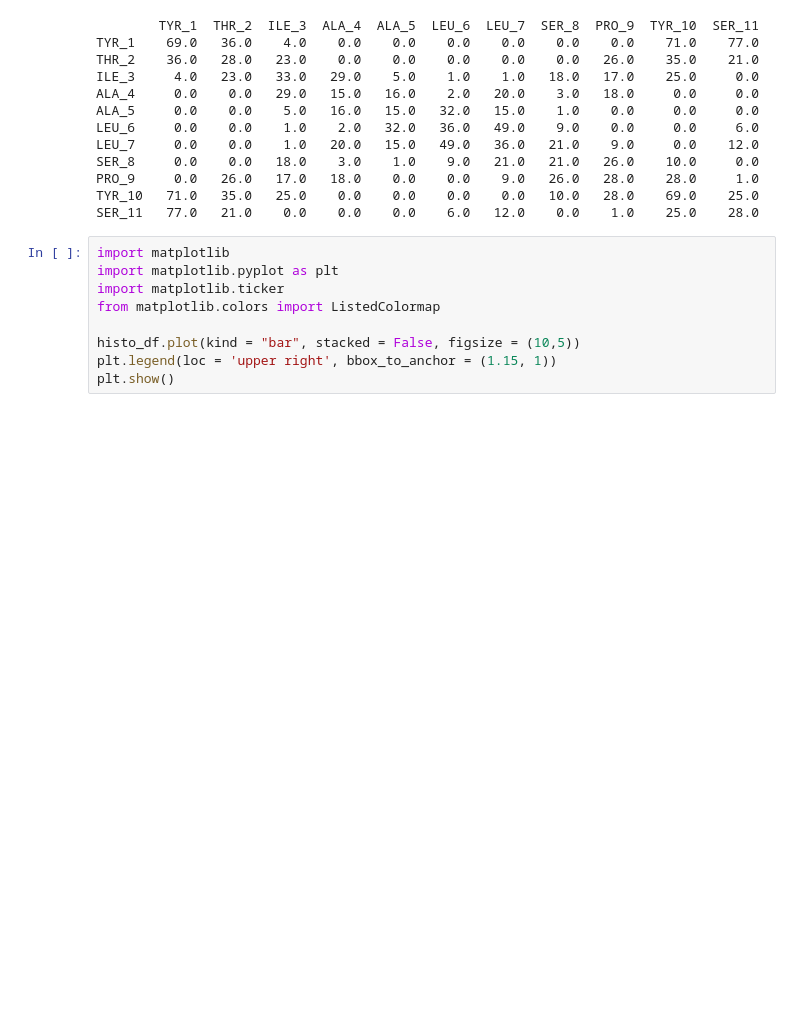
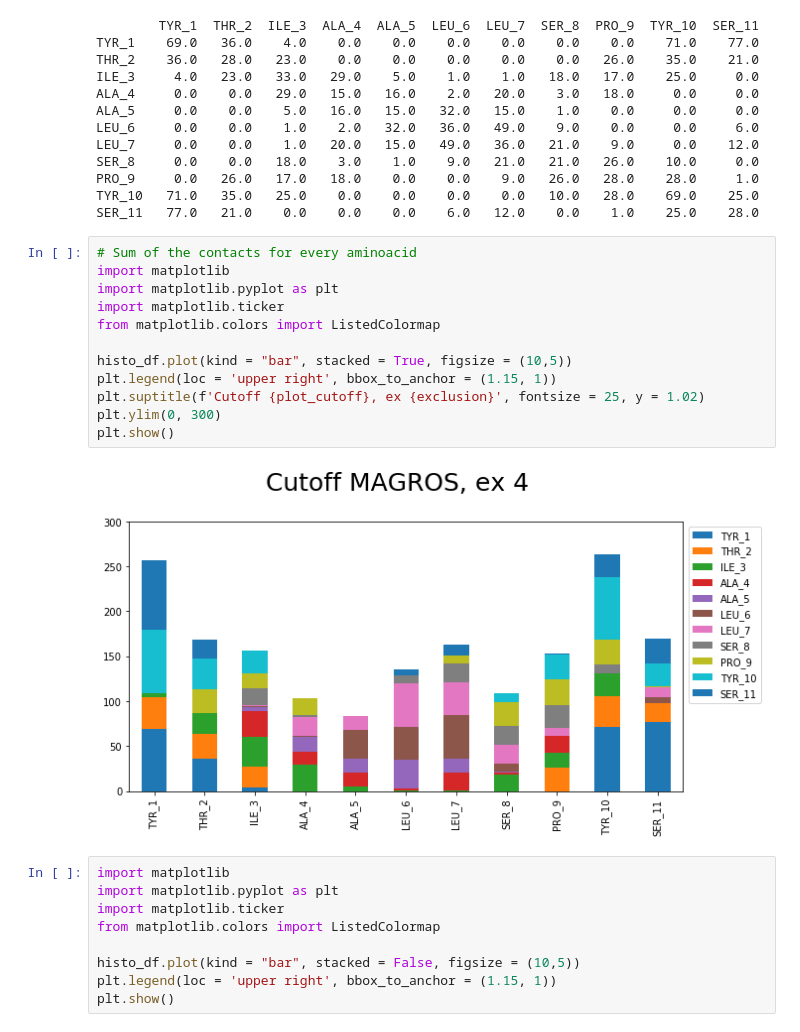
Before and after one commit to multi-ego/multi-eGO, a Jupyter notebook: pairs_analysis_magros_len.ipynb, the cells around one changed output. Drawn from its saved outputs; the diff is of its cells as text; blank space fills up the shorter version.

```diff
--- a/pairs_analysis_magros_len.ipynb
+++ b/pairs_analysis_magros_len.ipynb
@@ -150,6 +152,20 @@ SER_8     0.0    0.0   18.0    3.0    1.0    9.0   21.0   21.0   26.0    10.0
 PRO_9     0.0   26.0   17.0   18.0    0.0    0.0    9.0   26.0   28.0    28.0     1.0
 TYR_10   71.0   35.0   25.0    0.0    0.0    0.0    0.0   10.0   28.0    69.0    25.0
 SER_11   77.0   21.0    0.0    0.0    0.0    6.0   12.0    0.0    1.0    25.0    28.0
+# %%
+# Sum of the contacts for every aminoacid
+import matplotlib
+import matplotlib.pyplot as plt
+import matplotlib.ticker
+from matplotlib.colors import ListedColormap
+
+histo_df.plot(kind = "bar", stacked = True, figsize = (10,5))
+plt.legend(loc = 'upper right', bbox_to_anchor = (1.15, 1))
+plt.suptitle(f'Cutoff {plot_cutoff}, ex {exclusion}', fontsize = 25, y = 1.02)
+plt.ylim(0, 300)
+plt.show()
+# %% [output]
+[figure, added]
 # %%
 import matplotlib
 import matplotlib.pyplot as plt
```
Also changed, not shown: parts of 1 cell of this notebook, 14 other files.
